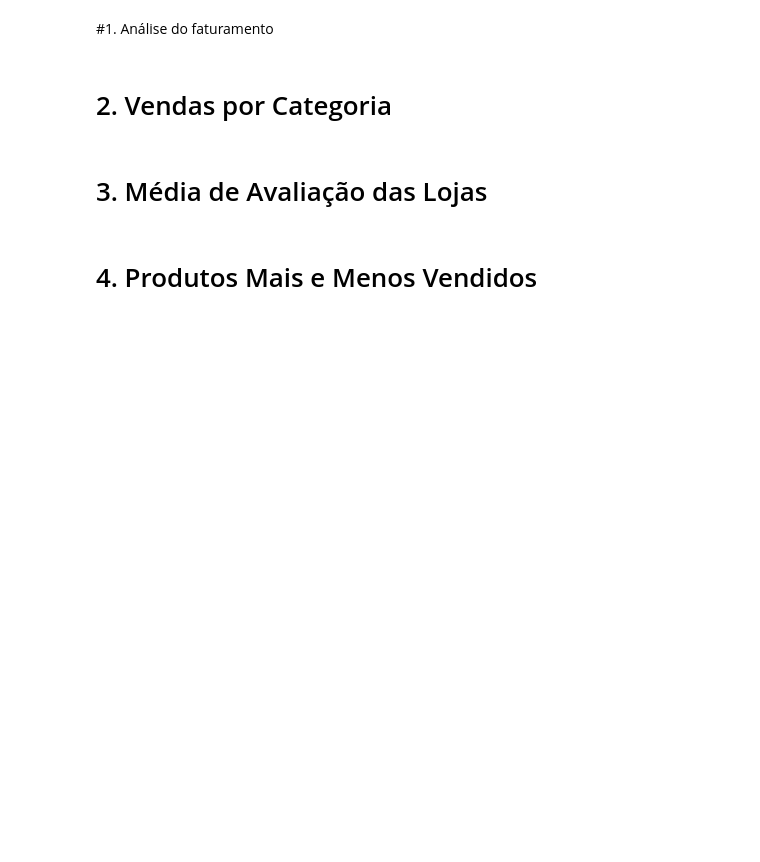
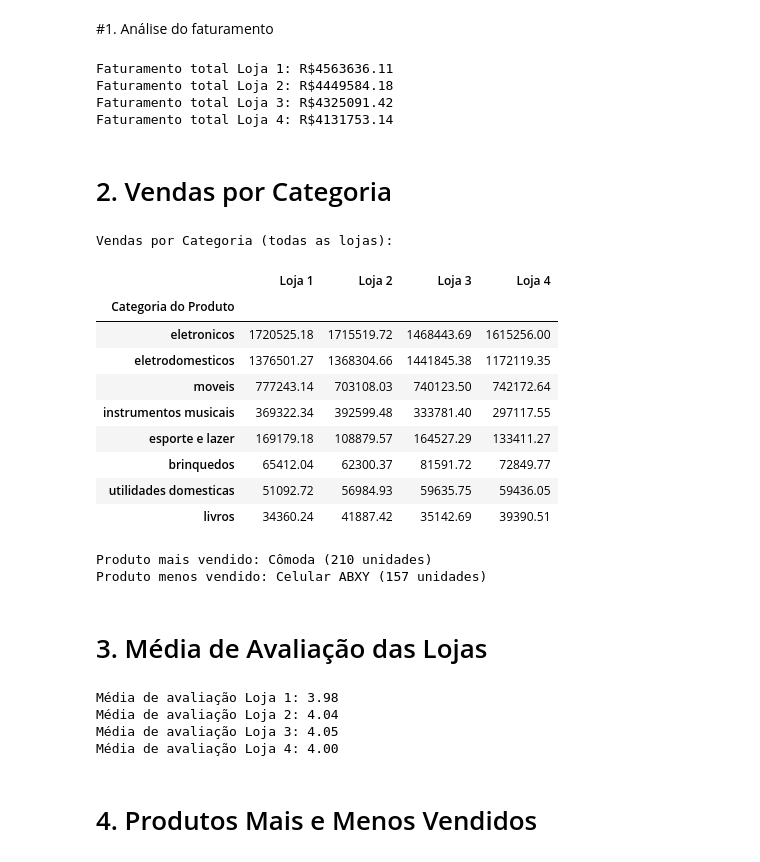
Before and after one commit to Genaldo44/Desafio-AluraOne_01_Data_Science, a Jupyter notebook: Alura1StoreBrasil.ipynb, the cells around one changed output. Cells and saved outputs as stored; diff of their text form; code cells hidden in the pictures; blank space fills up the shorter version.

```diff
--- a/Alura1StoreBrasil.ipynb
+++ b/Alura1StoreBrasil.ipynb
@@ -23,9 +23,83 @@ loja.head()
 | 4 | Cadeira de escritório | moveis | 446.99 | 26.964689 | 07/11/2020 | Larissa Alves | MG | ... |
 # %% [markdown]
 #1. Análise do faturamento
+# %%
+loja['Faturamento'] = loja['Preço'] * loja['Quantidade de parcelas']
+loja2['Faturamento'] = loja2['Preço'] * loja2['Quantidade de parcelas']
+loja3['Faturamento'] = loja3['Preço'] * loja3['Quantidade de parcelas']
+loja4['Faturamento'] = loja4['Preço'] * loja4['Quantidade de parcelas']
+
+faturamento_total_loja1 = loja['Faturamento'].sum()
+faturamento_total_loja2 = loja2['Faturamento'].sum()
+faturamento_total_loja3 = loja3['Faturamento'].sum()
+faturamento_total_loja4 = loja4['Faturamento'].sum()
+
+print(f"Faturamento total Loja 1: R${faturamento_total_loja1:.2f}")
+print(f"Faturamento total Loja 2: R${faturamento_total_loja2:.2f}")
+print(f"Faturamento total Loja 3: R${faturamento_total_loja3:.2f}")
+print(f"Faturamento total Loja 4: R${faturamento_total_loja4:.2f}")
+# %% [output]
+Faturamento total Loja 1: R$4563636.11
+Faturamento total Loja 2: R$4449584.18
+Faturamento total Loja 3: R$4325091.42
+Faturamento total Loja 4: R$4131753.14
 # %% [markdown]
 # 2. Vendas por Categoria
+# %%
+vendas_por_categoria_loja1 = loja.groupby('Categoria do Produto')['Faturamento'].sum().sort_values(ascending=False)
+vendas_por_categoria_loja2 = loja2.groupby('Categoria do Produto')['Faturamento'].sum().sort_values(ascending=False)
+vendas_por_categoria_loja3 = loja3.groupby('Categoria do Produto')['Faturamento'].sum().sort_values(ascending=False)
+vendas_por_categoria_loja4 = loja4.groupby('Categoria do Produto')['Faturamento'].sum().sort_values(ascending=False)
+
+vendas_por_categoria_total = pd.concat([vendas_por_categoria_loja1, vendas_por_categoria_loja2, vendas_por_categoria_loja3, vendas_por_categoria_loja4], axis=1)
+vendas_por_categoria_total.columns = ['Loja 1', 'Loja 2', 'Loja 3', 'Loja 4']
+
+print("Vendas por Categoria (todas as lojas):")
+display(vendas_por_categoria_total)
+# %% [output]
+Vendas por Categoria (todas as lojas):
+|  | Loja 1 | Loja 2 | Loja 3 | Loja 4 |
+| Categoria do Produto |  |  |  |  |
+| eletronicos | 1720525.18 | 1715519.72 | 1468443.69 | 1615256.00 |
+| eletrodomesticos | 1376501.27 | 1368304.66 | 1441845.38 | 1172119.35 |
+| moveis | 777243.14 | 703108.03 | 740123.50 | 742172.64 |
+| instrumentos musicais | 369322.34 | 392599.48 | 333781.40 | 297117.55 |
+| esporte e lazer | 169179.18 | 108879.57 | 164527.29 | 133411.27 |
+| brinquedos | 65412.04 | 62300.37 | 81591.72 | 72849.77 |
+| utilidades domesticas | 51092.72 | 56984.93 | 59635.75 | 59436.05 |
+| livros | 34360.24 | 41887.42 | 35142.69 | 39390.51 |
+# %%
+todas_lojas = pd.concat([loja, loja2, loja3, loja4], ignore_index=True)
+
+vendas_por_produto = todas_lojas['Produto'].value_counts()
+
+produto_mais_vendido = vendas_por_produto.idxmax()
+quantidade_mais_vendido = vendas_por_produto.max()
+
+produto_menos_vendido = vendas_por_produto.idxmin()
+quantidade_menos_vendido = vendas_por_produto.min()
+
+print(f"Produto mais vendido: {produto_mais_vendido} ({quantidade_mais_vendido} unidades)")
+print(f"Produto menos vendido: {produto_menos_vendido} ({quantidade_menos_vendido} unidades)")
+# %% [output]
+Produto mais vendido: Cômoda (210 unidades)
+Produto menos vendido: Celular ABXY (157 unidades)
 # %% [markdown]
 # 3. Média de Avaliação das Lojas
+# %%
+media_avaliacao_loja1 = loja['Avaliação da compra'].mean()
+media_avaliacao_loja2 = loja2['Avaliação da compra'].mean()
+media_avaliacao_loja3 = loja3['Avaliação da compra'].mean()
+media_avaliacao_loja4 = loja4['Avaliação da compra'].mean()
+
+print(f"Média de avaliação Loja 1: {media_avaliacao_loja1:.2f}")
+print(f"Média de avaliação Loja 2: {media_avaliacao_loja2:.2f}")
+print(f"Média de avaliação Loja 3: {media_avaliacao_loja3:.2f}")
+print(f"Média de avaliação Loja 4: {media_avaliacao_loja4:.2f}")
+# %% [output]
+Média de avaliação Loja 1: 3.98
+Média de avaliação Loja 2: 4.04
+Média de avaliação Loja 3: 4.05
+Média de avaliação Loja 4: 4.00
 # %% [markdown]
 # 4. Produtos Mais e Menos Vendidos
```
Also changed, not shown: parts of 3 cells of this notebook.
